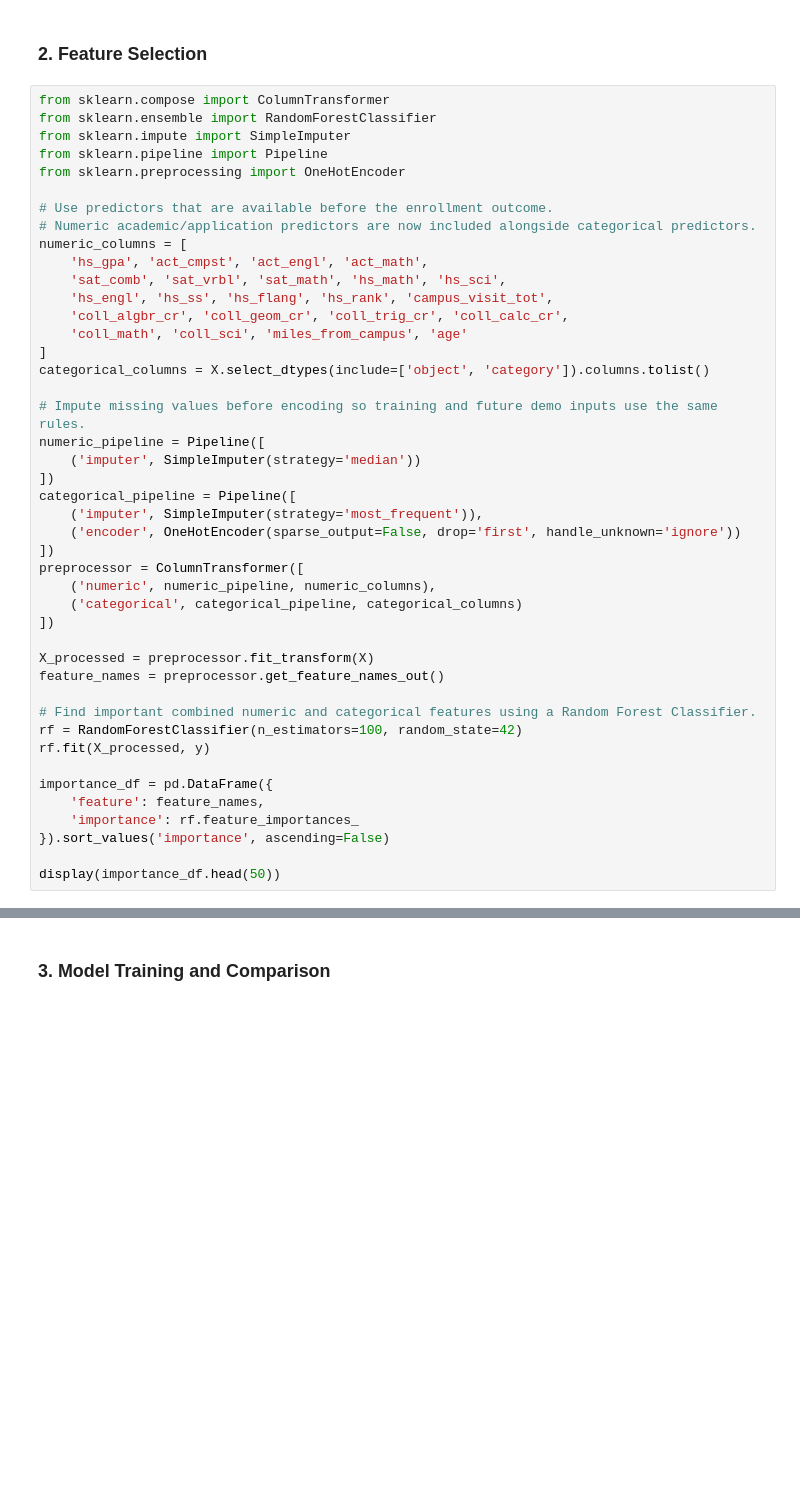
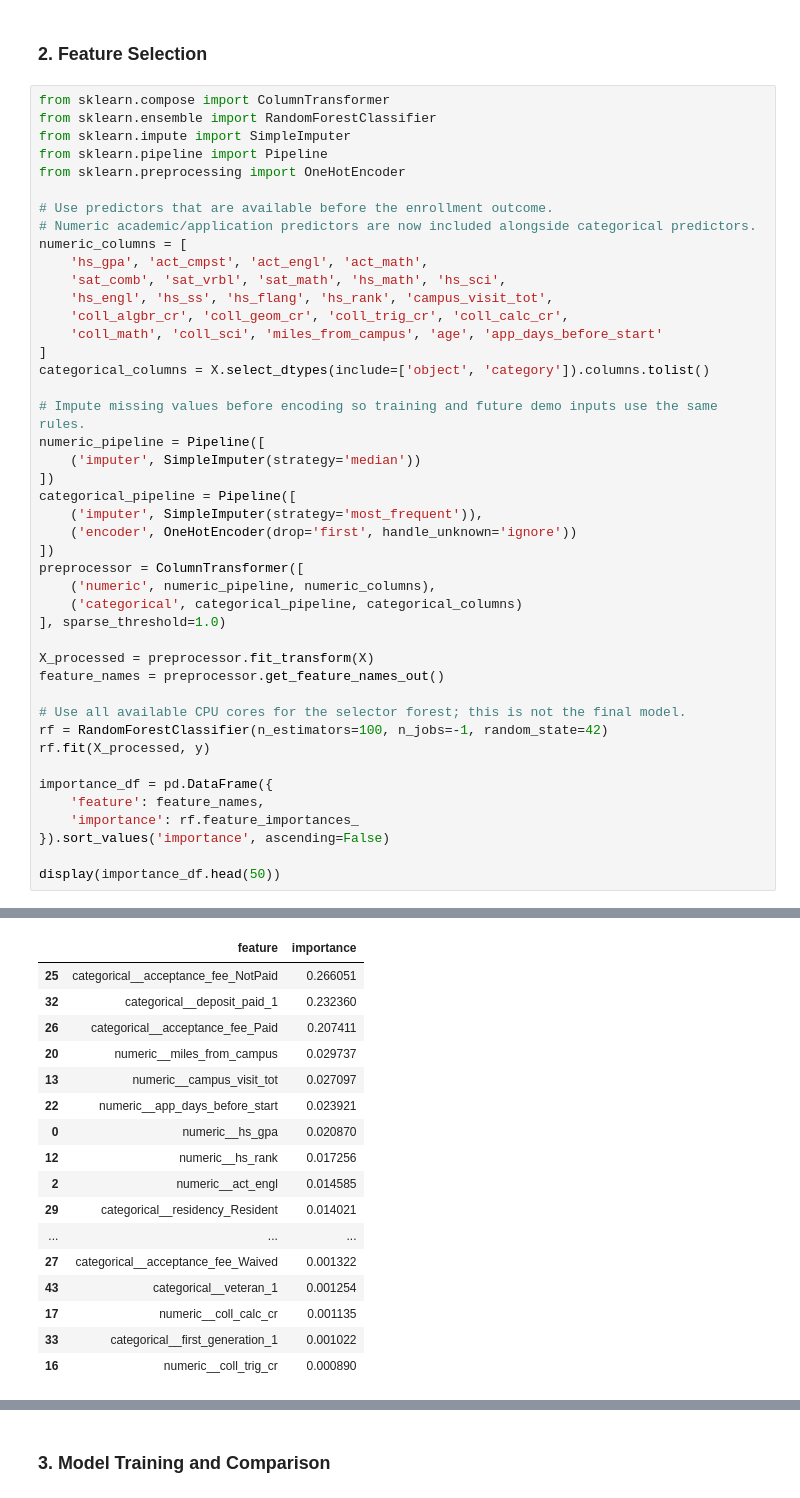
Before and after one commit to mshah22315/datathon-project, a Jupyter notebook: model_comparison.ipynb, the cells around one changed output, grey strips where cells are left out. Drawn from its saved outputs; the diff is of its cells as text; blank space fills up the shorter version.

```diff
--- a/model_comparison.ipynb
+++ b/model_comparison.ipynb
@@ -44,7 +41,7 @@ numeric_columns = [
     'sat_comb', 'sat_vrbl', 'sat_math', 'hs_math', 'hs_sci',
     'hs_engl', 'hs_ss', 'hs_flang', 'hs_rank', 'campus_visit_tot',
     'coll_algbr_cr', 'coll_geom_cr', 'coll_trig_cr', 'coll_calc_cr',
-    'coll_math', 'coll_sci', 'miles_from_campus', 'age'
+    'coll_math', 'coll_sci', 'miles_from_campus', 'age', 'app_days_before_start'
 ]
 categorical_columns = X.select_dtypes(include=['object', 'category']).columns.tolist()
 
@@ -54,18 +51,18 @@ numeric_pipeline = Pipeline([
 ])
 categorical_pipeline = Pipeline([
     ('imputer', SimpleImputer(strategy='most_frequent')),
-    ('encoder', OneHotEncoder(sparse_output=False, drop='first', handle_unknown='ignore'))
+    ('encoder', OneHotEncoder(drop='first', handle_unknown='ignore'))
 ])
 preprocessor = ColumnTransformer([
     ('numeric', numeric_pipeline, numeric_columns),
     ('categorical', categorical_pipeline, categorical_columns)
-])
+], sparse_threshold=1.0)
 
 X_processed = preprocessor.fit_transform(X)
 feature_names = preprocessor.get_feature_names_out()
 
-# Find important combined numeric and categorical features using a Random Forest Classifier.
-rf = RandomForestClassifier(n_estimators=100, random_state=42)
+# Use all available CPU cores for the selector forest; this is not the final model.
+rf = RandomForestClassifier(n_estimators=100, n_jobs=-1, random_state=42)
 rf.fit(X_processed, y)
 
 importance_df = pd.DataFrame({
@@ -81,3 +77,20 @@ KeyboardInterrupt:
+|  | feature | importance |
+| 25 | categorical__acceptance_fee_NotPaid | 0.266051 |
+| 32 | categorical__deposit_paid_1 | 0.232360 |
+| 26 | categorical__acceptance_fee_Paid | 0.207411 |
+| 20 | numeric__miles_from_campus | 0.029737 |
+| 13 | numeric__campus_visit_tot | 0.027097 |
+| 22 | numeric__app_days_before_start | 0.023921 |
+| 0 | numeric__hs_gpa | 0.020870 |
+| 12 | numeric__hs_rank | 0.017256 |
+| 2 | numeric__act_engl | 0.014585 |
+| 29 | categorical__residency_Resident | 0.014021 |
+| ... | ... | ... |
+| 27 | categorical__acceptance_fee_Waived | 0.001322 |
+| 43 | categorical__veteran_1 | 0.001254 |
+| 17 | numeric__coll_calc_cr | 0.001135 |
+| 33 | categorical__first_generation_1 | 0.001022 |
+| 16 | numeric__coll_trig_cr | 0.000890 |
 # %%
 # Retain numeric and encoded categorical features above the importance threshold.
 selected_feature_names = importance_df.loc[
```
Also changed, not shown: parts of 12 cells of this notebook, 1 other file.
